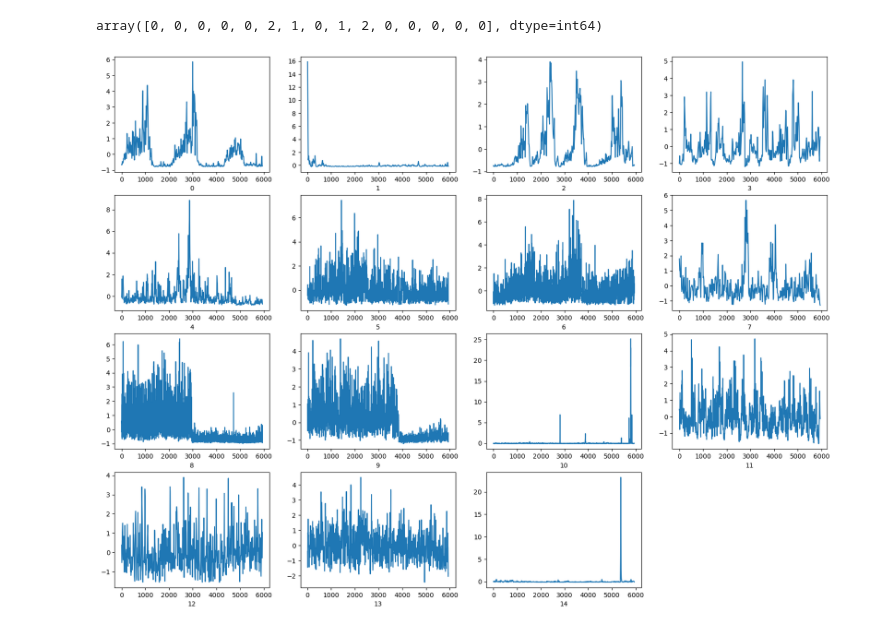
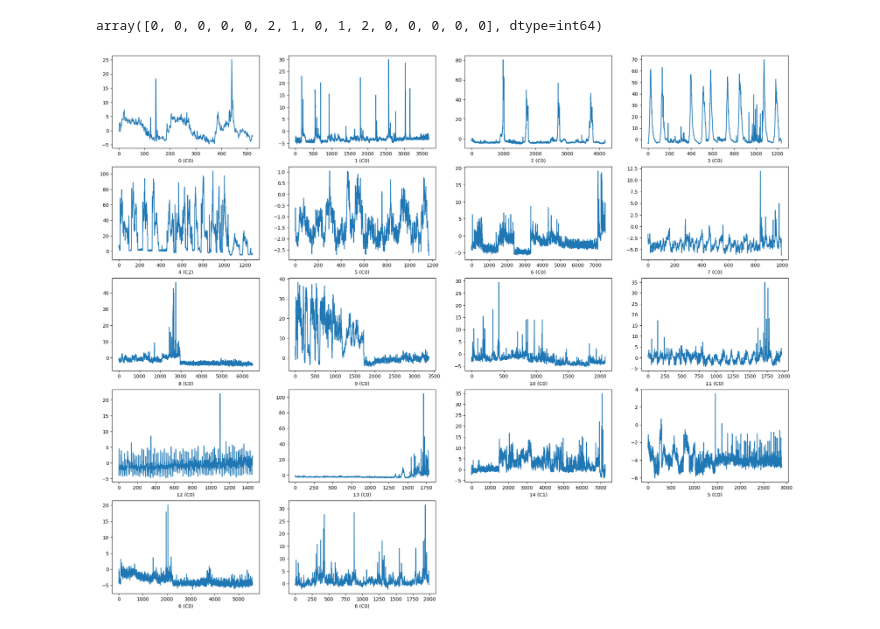
Before and after one commit to Hong-01/EE4C12-Epileptic-Seizure-Detection-using-EEG, a Jupyter notebook: Cluster.ipynb, the cells around one changed output. Saved outputs shown, nothing was run; the diff lists cells and outputs as text; code cells hidden in the pictures.

```diff
--- a/Cluster.ipynb
+++ b/Cluster.ipynb
@@ -231,0 +251,3 @@ y_pred = kmeans.fit_predict(distance_itp)
+# %%
+ts_temp = ts[0]
+np.repeat(ts_temp, 3, axis=0).shape
@@ -231,0 +271,7 @@ y_pred = kmeans.fit_predict(distance_itp)
+# %%
+distance = np.zeros([18, 18])
+for i in range(18):
+    for j in range(i, 18):
+        distance[i, j] = distance[j, i] = dtw(ts_per[i][:, 0], ts_per[j][:, 0])
+plt.figure(figsize=(20, 15))
+sns.heatmap(distance, annot=True, fmt='.0f')
@@ -231,0 +281,5 @@ y_pred = kmeans.fit_predict(distance_itp)
+# %%
+n_clusters = 3
+kmeans = TimeSeriesKMeans(n_clusters=n_clusters, metric="dtw", verbose=True, random_state=0, n_jobs=8)
+y_pred = kmeans.fit_predict(ts_pad)
+print(y_pred)
@@ -233,21 +306,20 @@ y_pred = kmeans.fit_predict(distance_itp)
 y_pred
 # %% [output]
 array([0, 0, 0, 0, 0, 2, 1, 0, 1, 2, 0, 0, 0, 0, 0], dtype=int64)
-# %%
-from scipy.interpolate import interp1d
-
-c_list_itp = []
-for i in range(Patience_num):
-    vector = c_list[i]
-    interpolator = interp1d(np.linspace(0, 1, len(vector)), vector, kind='linear')
-    vector = interpolator(np.linspace(0, 1, c_len_max))
-    c_list_itp.append(vector)
-c_list_itp = np.array(c_list_itp)
 # %%
-plt.figure(figsize=(20, 15))
-for i in range(Patience_num):
-    plt.subplot(4, 4, i+1)
-    plt.plot(c_list_itp[i])
-    plt.xlabel(str(i))
+plt.figure(figsize=(25, 20))
+for i in range(18):
+    plt.subplot(5, 4, i+1)
+    plt.plot(ts[i][:, 0])
+    if i < 15:
+        patient_idx_str = str(i)
+    elif i==15:
+        patient_idx_str = str(5)
+    elif i==16:
+        patient_idx_str = str(6)
+    elif i==16:
+        patient_idx_str = str(10)
+    cluster_str = str(y_pred[i])
+    plt.xlabel("{} (C{})".format(patient_idx_str, cluster_str))
 # %% [output]
-[figure, old version]
+[figure, new version]
```
Also changed, not shown: parts of 66 cells of this notebook.
